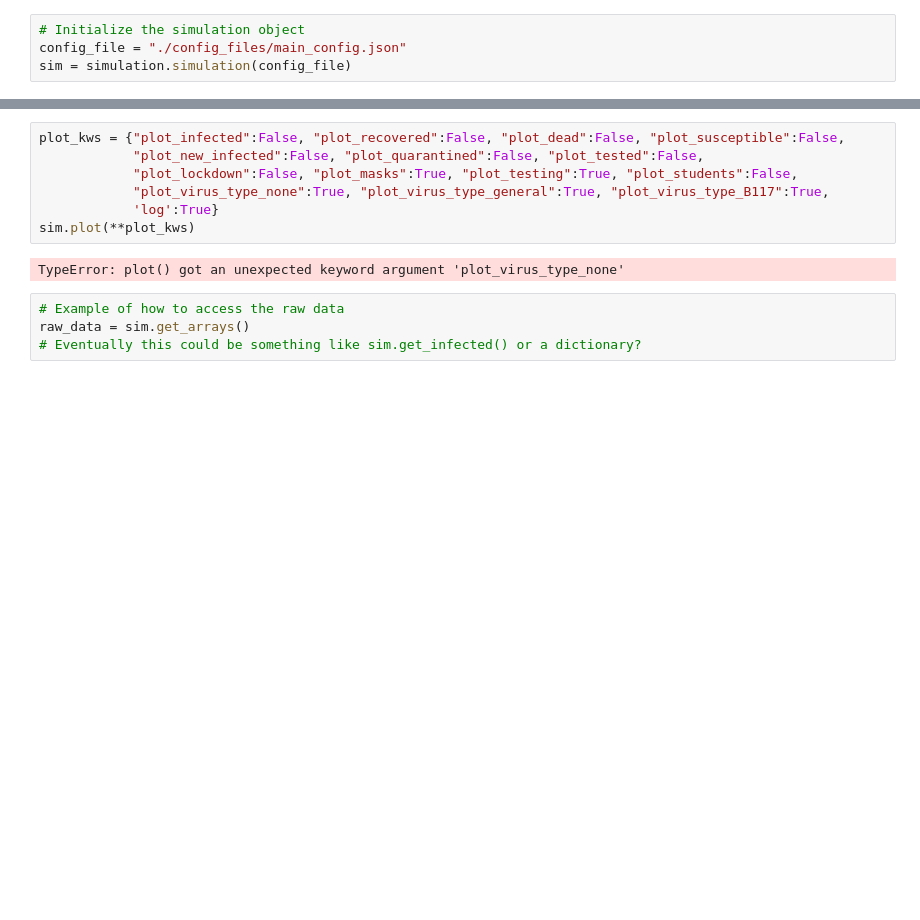
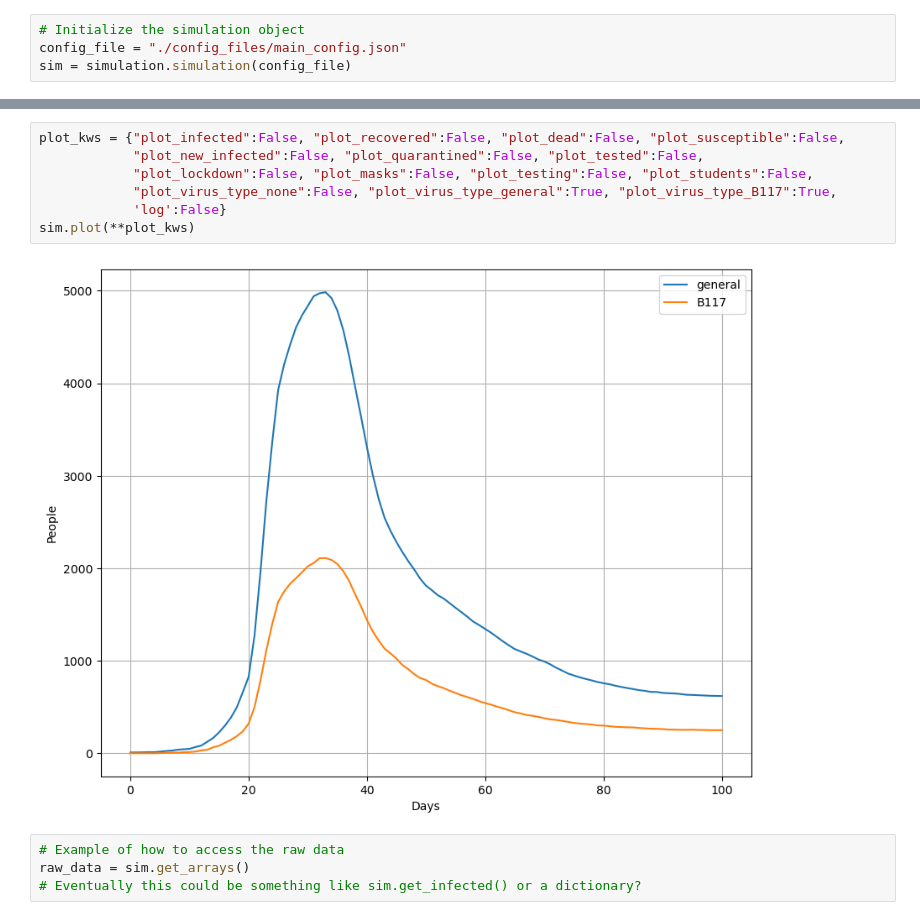
Before and after one commit to Queens-Physics/quaboom, a Jupyter notebook: RunEpidemicPlot.ipynb, the cells around one changed output, grey strips where cells are left out. Saved outputs shown, nothing was run; the diff lists cells and outputs as text; blank space fills up the shorter version.

```diff
--- a/RunEpidemicPlot.ipynb
+++ b/RunEpidemicPlot.ipynb
@@ -46,12 +48,12 @@ sim.plot(**plot_kws)
 # %%
 plot_kws = {"plot_infected":False, "plot_recovered":False, "plot_dead":False, "plot_susceptible":False,
             "plot_new_infected":False, "plot_quarantined":False, "plot_tested":False,
-            "plot_lockdown":False, "plot_masks":True, "plot_testing":True, "plot_students":False,
-            "plot_virus_type_none":True, "plot_virus_type_general":True, "plot_virus_type_B117":True,
-            'log':True}
+            "plot_lockdown":False, "plot_masks":False, "plot_testing":False, "plot_students":False,
+            "plot_virus_type_none":False, "plot_virus_type_general":True, "plot_virus_type_B117":True,
+            'log':False}
 sim.plot(**plot_kws)
 # %% [output]
-TypeError: plot() got an unexpected keyword argument 'plot_virus_type_none'
+[figure, added]
 # %%
 # Example of how to access the raw data
 raw_data = sim.get_arrays()
```
Also changed, not shown: parts of 3 cells of this notebook, 5 other files.
